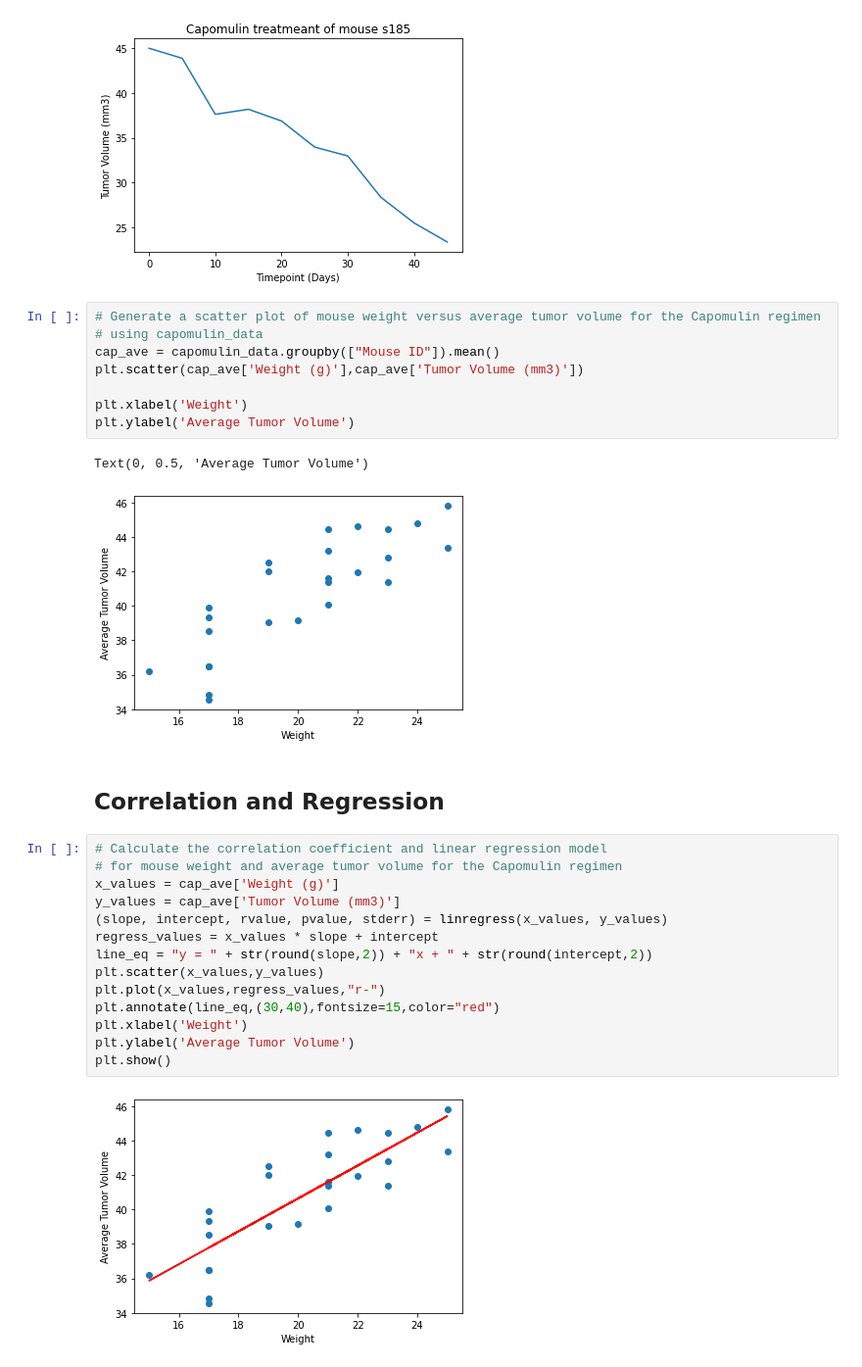
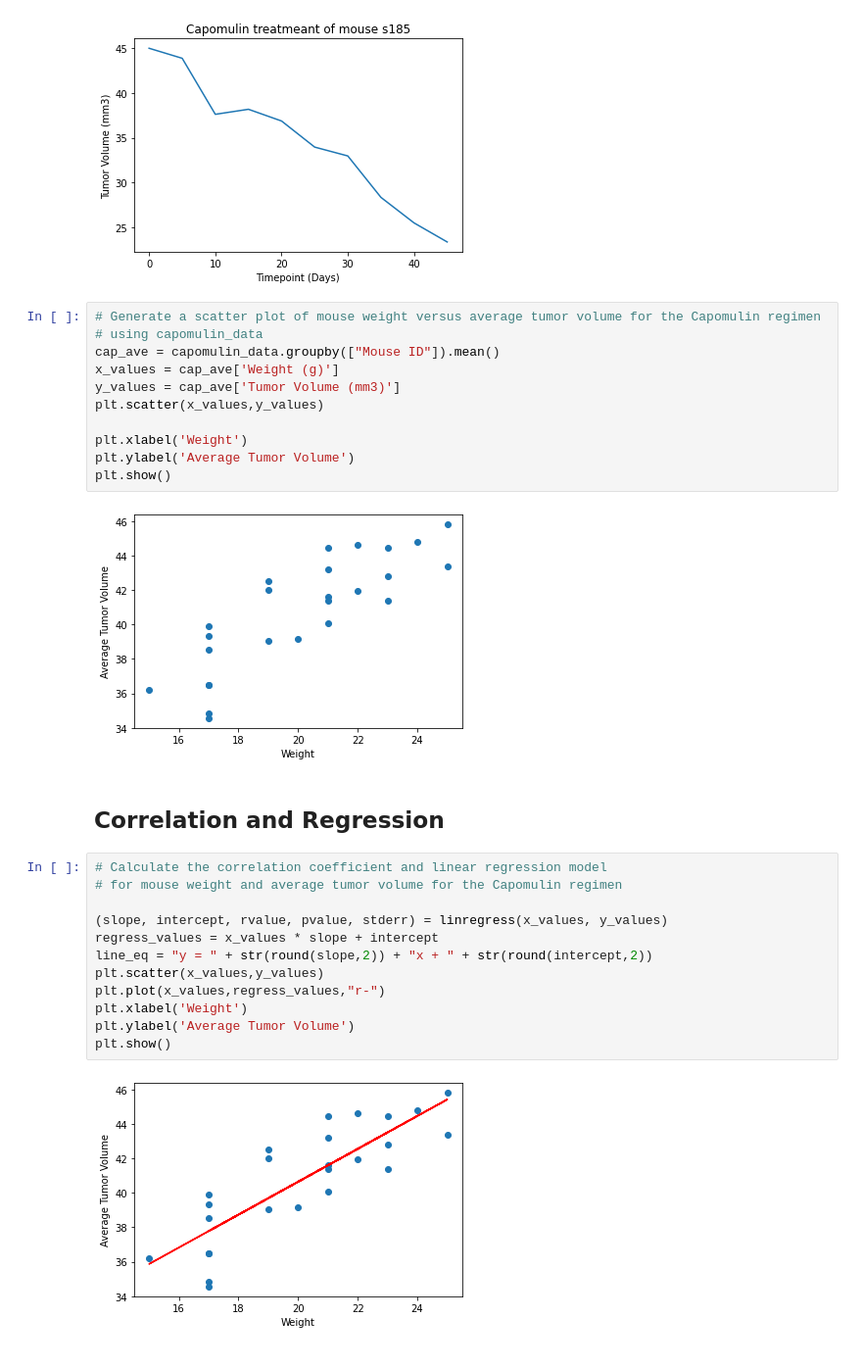
Before and after one commit to robinkhan1984/Matplotlib-challenge, a Jupyter notebook: pymaceuticals_starter.ipynb, the cells around one changed output. Shown at 98% size. Drawn from its saved outputs; the diff is of its cells as text.

```diff
--- a/pymaceuticals_starter.ipynb
+++ b/pymaceuticals_starter.ipynb
@@ -347,12 +348,14 @@ plt.show()
 # Generate a scatter plot of mouse weight versus average tumor volume for the Capomulin regimen
 # using capomulin_data
 cap_ave = capomulin_data.groupby(["Mouse ID"]).mean()
-plt.scatter(cap_ave['Weight (g)'],cap_ave['Tumor Volume (mm3)'])
+x_values = cap_ave['Weight (g)']
+y_values = cap_ave['Tumor Volume (mm3)']
+plt.scatter(x_values,y_values)
 
 plt.xlabel('Weight')
 plt.ylabel('Average Tumor Volume')
+plt.show()
 # %% [output]
-Text(0, 0.5, 'Average Tumor Volume')
 [figure]
 # %% [markdown]
 
@@ -360,16 +363,14 @@ Text(0, 0.5, 'Average Tumor Volume')
 # %%
 # Calculate the correlation coefficient and linear regression model
 # for mouse weight and average tumor volume for the Capomulin regimen
-x_values = cap_ave['Weight (g)']
-y_values = cap_ave['Tumor Volume (mm3)']
+
 (slope, intercept, rvalue, pvalue, stderr) = linregress(x_values, y_values)
 regress_values = x_values * slope + intercept
 line_eq = "y = " + str(round(slope,2)) + "x + " + str(round(intercept,2))
 plt.scatter(x_values,y_values)
 plt.plot(x_values,regress_values,"r-")
-plt.annotate(line_eq,(30,40),fontsize=15,color="red")
 plt.xlabel('Weight')
 plt.ylabel('Average Tumor Volume')
 plt.show()
 # %% [output]
-[figure, old version]
+[figure, new version]
```
Also changed, not shown: parts of 1 cell of this notebook.
